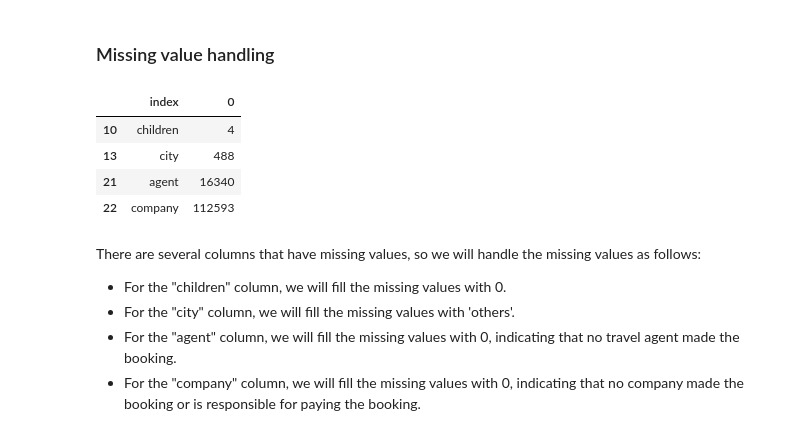
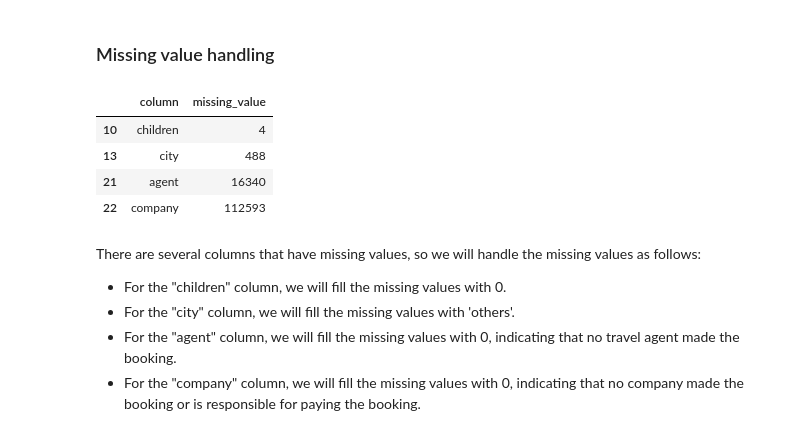
Before and after one commit to lutfiahk/Investigate-Business-Hotel-using-Data-Visualization, a Jupyter notebook: notebook.ipynb, the cells around one changed output. Saved outputs shown, nothing was run; the diff lists cells and outputs as text; code cells hidden in the pictures.

```diff
--- a/notebook.ipynb
+++ b/notebook.ipynb
@@ -95,9 +95,10 @@ df.head()
 # %%
 # Checking the missing value
 null = df.isnull().sum().reset_index()
-null[null[0]>0]
+null = null.rename(columns={0:'missing_value', 'index':'column'})
+null[null['missing_value']>0]
 # %% [output]
-|  | index | 0 |
+|  | column | missing_value |
 | 10 | children | 4 |
 | 13 | city | 488 |
 | 21 | agent | 16340 |
```
Also changed, not shown: parts of 4 cells of this notebook.
